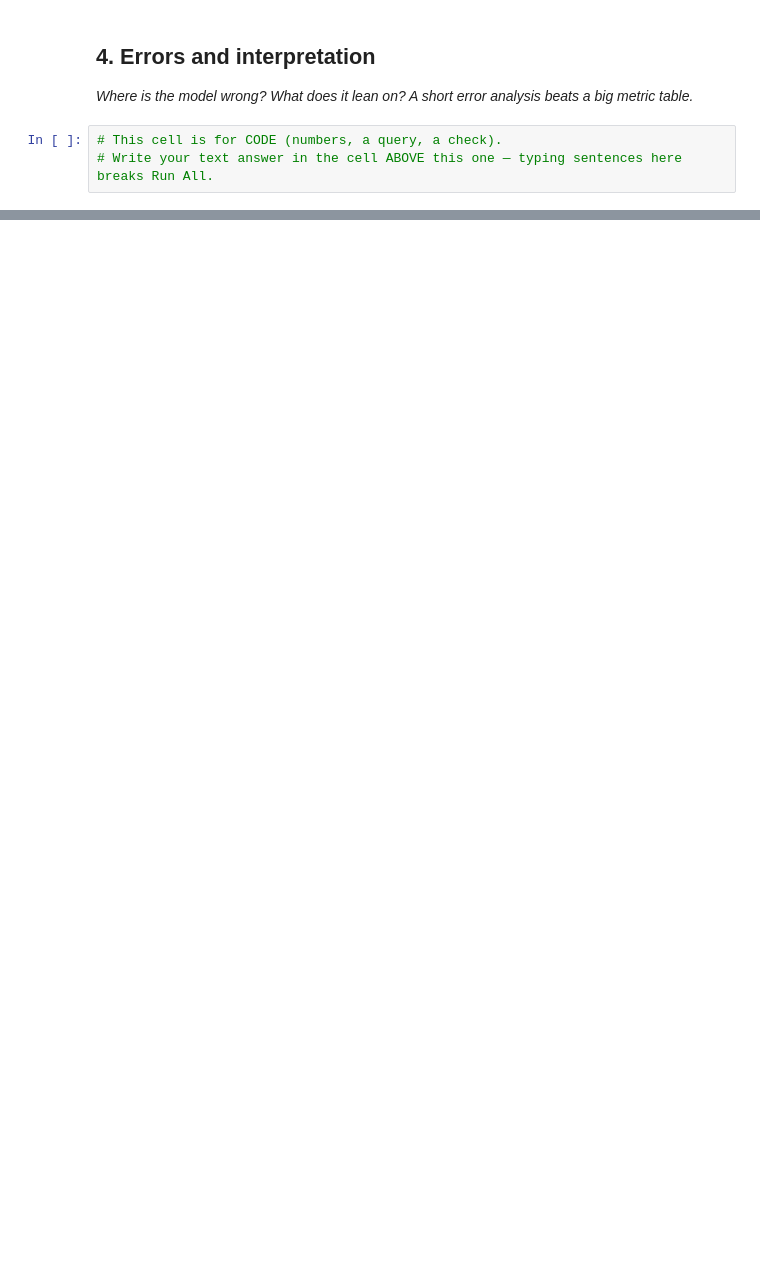
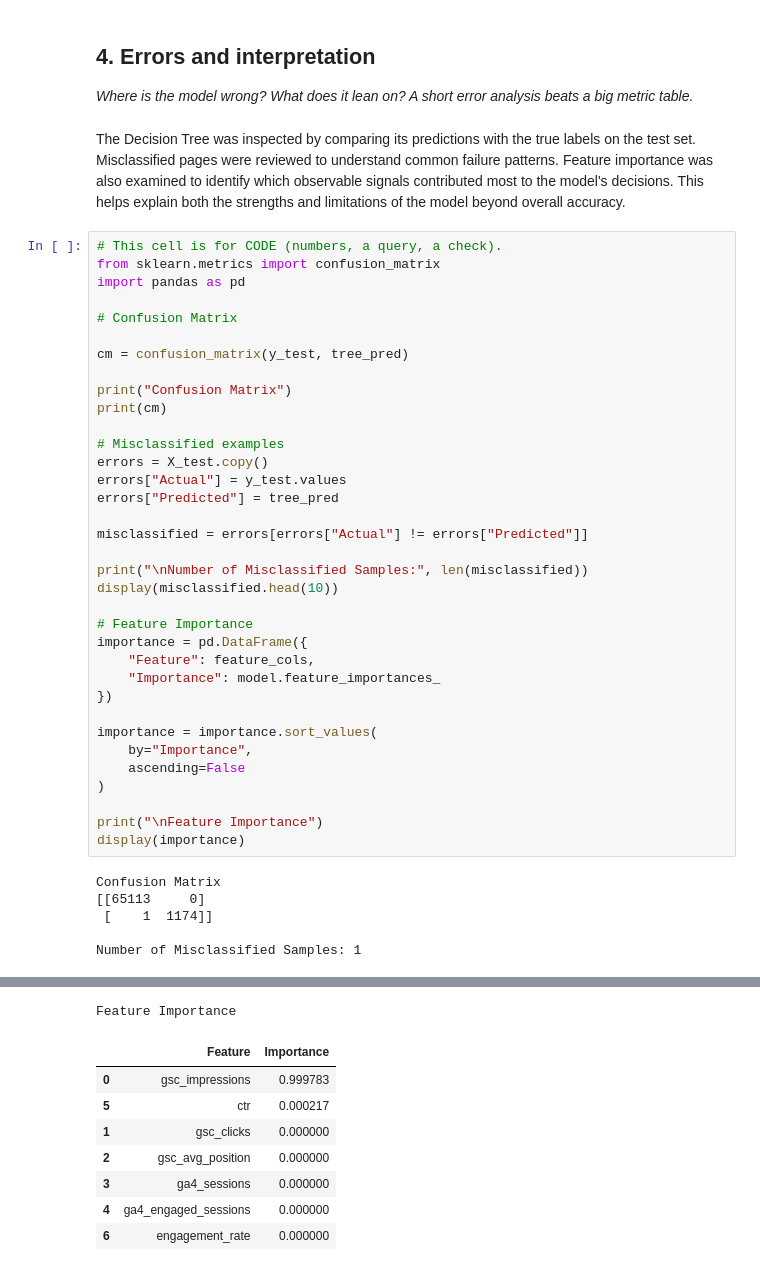
Before and after one commit to adityag30/FlyRank-internship-ML, a Jupyter notebook: work/notebooks/w05_model.ipynb, the cells around one changed output, grey strips where cells are left out. Drawn from its saved outputs; the diff is of its cells as text; blank space fills up the shorter version.

```diff
--- a/work/notebooks/w05_model.ipynb
+++ b/work/notebooks/w05_model.ipynb
@@ -31,6 +211,46 @@ This skeleton is yours to fill. Work the sections **in order** — each one has
 ## 4. Errors and interpretation
 
 *Where is the model wrong? What does it lean on? A short error analysis beats a big metric table.*
-# %%
-# This cell is for CODE (numbers, a query, a check).
-# Write your text answer in the cell ABOVE this one — typing sentences here breaks Run All.
+# %% [markdown]
+The Decision Tree was inspected by comparing its predictions with the true labels on the test set. Misclassified pages were reviewed to understand common failure patterns. Feature importance was also examined to identify which observable signals contributed most to the model's decisions. This helps explain both the strengths and limitations of the model beyond overall accuracy.
+# %%
+# This cell is for CODE (numbers, a query, a check).
+from sklearn.metrics import confusion_matrix
+import pandas as pd
+
+# Confusion Matrix
+
+cm = confusion_matrix(y_test, tree_pred)
+
+print("Confusion Matrix")
+print(cm)
+
+# Misclassified examples
+errors = X_test.copy()
+errors["Actual"] = y_test.values
+errors["Predicted"] = tree_pred
+
+misclassified = errors[errors["Actual"] != errors["Predicted"]]
+
+print("\nNumber of Misclassified Samples:", len(misclassified))
+display(misclassified.head(10))
+
+# Feature Importance
+importance = pd.DataFrame({
+    "Feature": feature_cols,
+    "Importance": model.feature_importances_
+})
+
+importance = importance.sort_values(
+    by="Importance",
+    ascending=False
+)
+
+print("\nFeature Importance")
+display(importance)
+# %% [output]
+Confusion Matrix
+[[65113     0]
+ [    1  1174]]
+
+Number of Misclassified Samples: 1
@@ -37,3 +259,12 @@ This skeleton is yours to fill. Work the sections **in order** — each one has
+Feature Importance
+|  | Feature | Importance |
+| 0 | gsc_impressions | 0.999783 |
+| 5 | ctr | 0.000217 |
+| 1 | gsc_clicks | 0.000000 |
+| 2 | gsc_avg_position | 0.000000 |
+| 3 | ga4_sessions | 0.000000 |
+| 4 | ga4_engaged_sessions | 0.000000 |
+| 6 | engagement_rate | 0.000000 |
 # %% [markdown]
 ## Self-check
 
```
Also changed, not shown: parts of 11 cells of this notebook.
